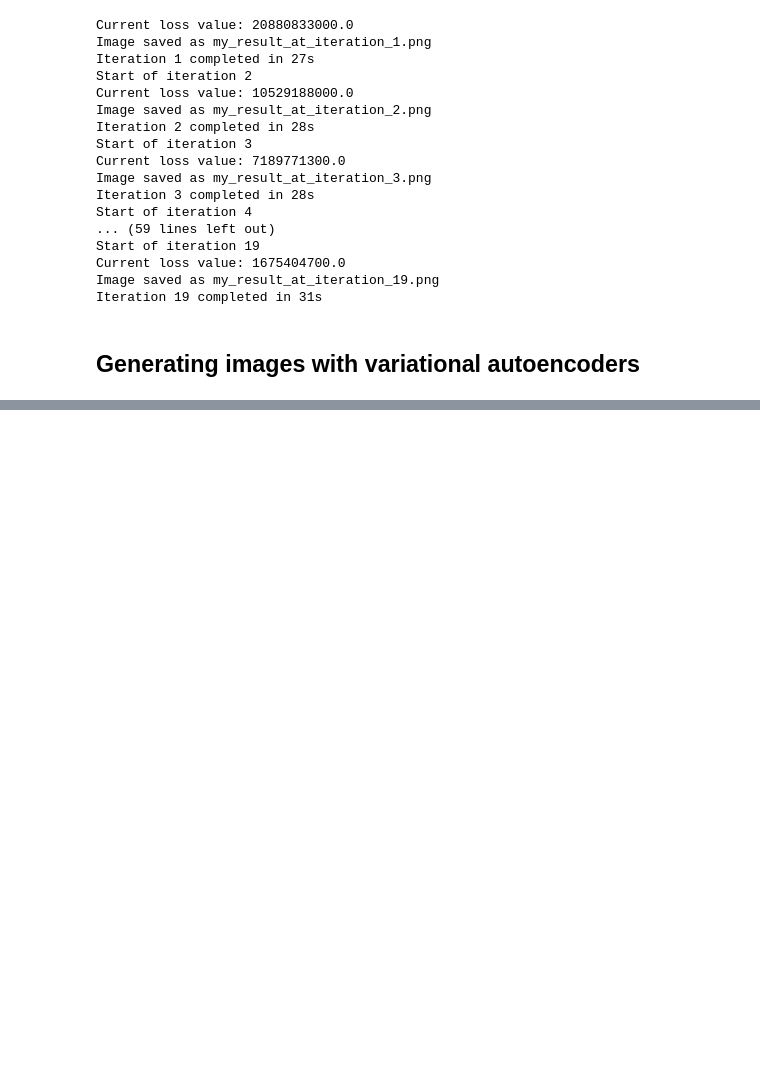
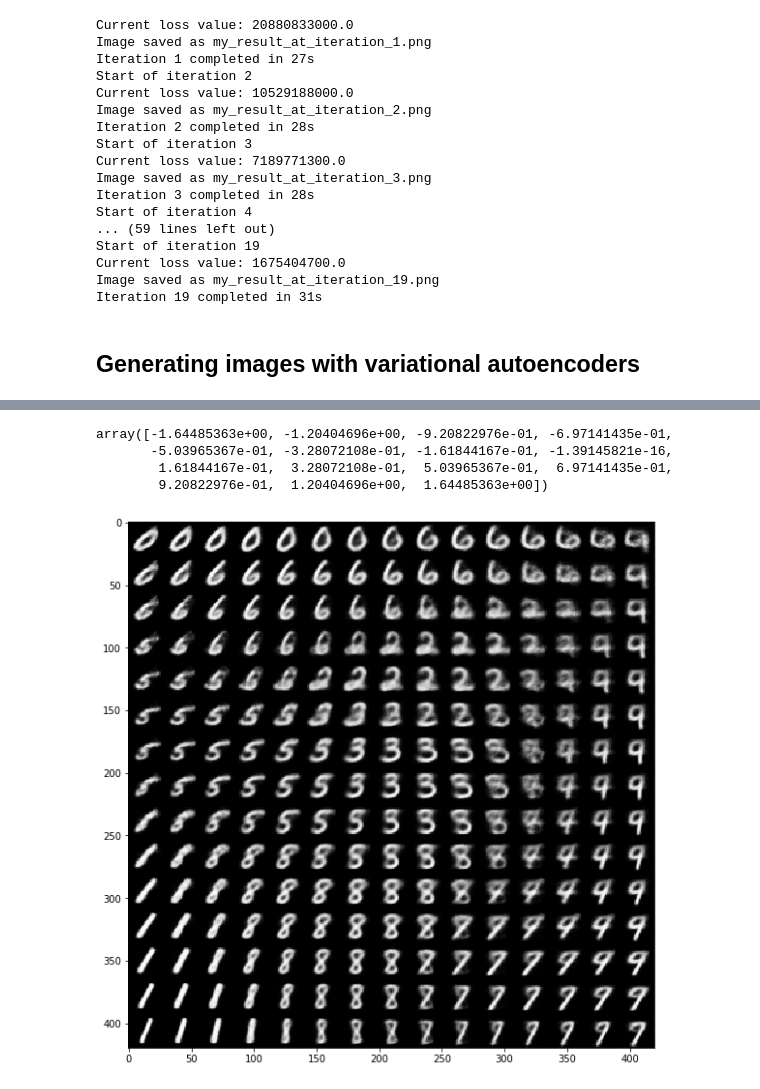
Before and after one commit to zhnin/mytensorflow, a Jupyter notebook: books/keras_docs/index.ipynb, the cells around one changed output, grey strips where cells are left out. Saved outputs shown, nothing was run; the diff lists cells and outputs as text; code cells hidden in the pictures; blank space fills up the shorter version.

```diff
--- a/books/keras_docs/index.ipynb
+++ b/books/keras_docs/index.ipynb
@@ -654,0 +679,22 @@ Iteration 19 completed in 31s
+# %%
+def sampling(args):
+    z_mean, z_log_var = args
+    epsilon = K.random_normal(shape=(K.shape(z_mean)[0], latent_dim),
+                              mean=0., stddev=1.)
+    return z_mean + K.exp(z_log_var) * epsilon
+
+z = layers.Lambda(sampling)([z_mean, z_log_var])
+# %%
+# decoder network, mapping latent space points to images
+decoder_input = layers.Input(K.int_shape(z)[1:])
+
+x = layers.Dense(np.prod(shape_before_flattening[1:]), activation='relu')(decoder_input)
+
+x = layers.Reshape(shape_before_flattening[1:])(x)
+
+x = layers.Conv2DTranspose(32, 3, padding='same', activation='relu', strides=(2, 2))(x)
+x = layers.Conv2D(1, 3, padding='same', activation='sigmoid')(x)
+
+decoder = Model(decoder_input, x)
+
+z_decoded = decoder(z)
@@ -654,0 +775,32 @@ Iteration 19 completed in 31s
+# %%
+grid_x
+# %% [output]
+array([-1.64485363e+00, -1.20404696e+00, -9.20822976e-01, -6.97141435e-01,
+       -5.03965367e-01, -3.28072108e-01, -1.61844167e-01, -1.39145821e-16,
+        1.61844167e-01,  3.28072108e-01,  5.03965367e-01,  6.97141435e-01,
+        9.20822976e-01,  1.20404696e+00,  1.64485363e+00])
+# %%
+import matplotlib.pyplot as mp
+from scipy.stats import norm
+
+n = 15
+digit_size = 28
+figure = np.zeros((digit_size * n, digit_size * n))
+
+grid_x = norm.ppf(np.linspace(0.05, 0.95, n))
+grid_y = norm.ppf(np.linspace(0.05, 0.95, n))
+
+for i, yi in enumerate(grid_x):
+    for j, xi in enumerate(grid_y):
+        z_sample = np.array([[xi, yi]])
+        z_sample = np.tile(z_sample, batch_size).reshape(batch_size, 2)
+        x_decoded = decoder.predict(z_sample, batch_size=batch_size)
+        digit = x_decoded[0].reshape(digit_size, digit_size)
+        figure[i * digit_size: (i + 1) * digit_size,
+               j * digit_size: (j + 1) * digit_size] = digit
+
+mp.figure(figsize=(10, 10))
+mp.imshow(figure, cmap='Greys_r')
+mp.show()
+# %% [output]
+[figure, added]
```
Also changed, not shown: parts of 4 cells of this notebook.
